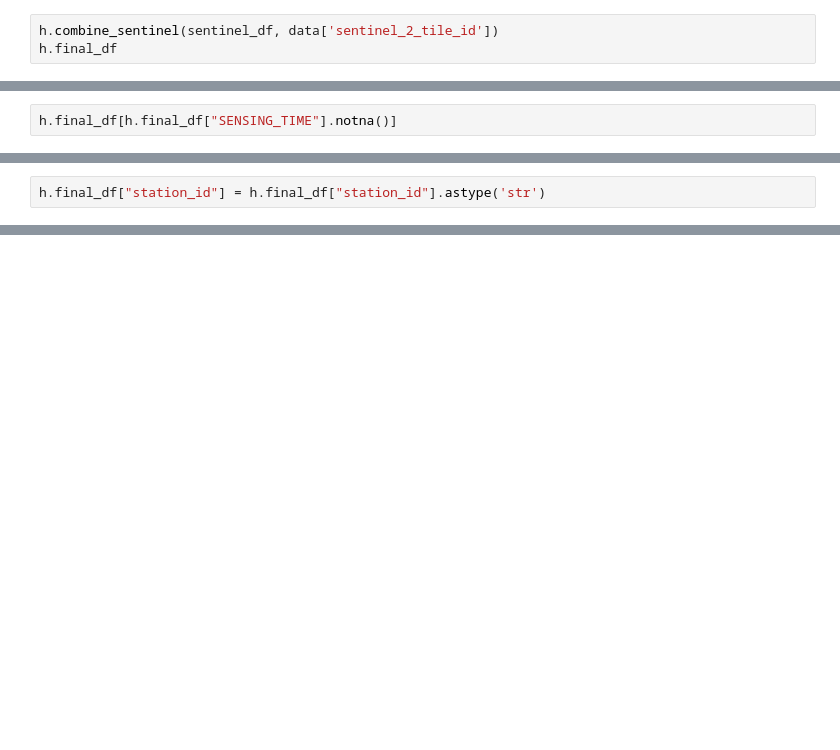
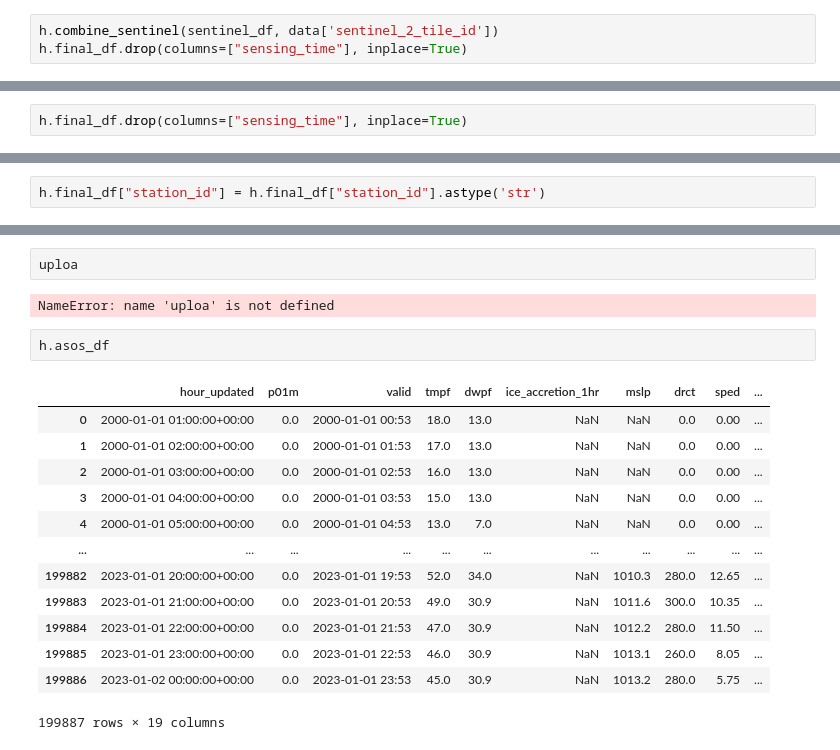
Before and after one commit to AIStream-Peelout/Water, a Jupyter notebook: notebook_etl_building/Scraping-Test-Play-Ground copy.ipynb, the cells around one changed output, grey strips where cells are left out. Saved outputs shown, nothing was run; the diff lists cells and outputs as text; blank space fills up the shorter version.

Commit message:
fixing sensing

```diff
--- a/notebook_etl_building/Scraping-Test-Play-Ground copy.ipynb
+++ b/notebook_etl_building/Scraping-Test-Play-Ground copy.ipynb
@@ -73,4 +97,4 @@ import pandas as pd
 sentinel_df = pd.read_csv("/Users/gisaac/Downloads/sent_data.csv")
 # %%
 h.combine_sentinel(sentinel_df, data['sentinel_2_tile_id'])
-h.final_df
+h.final_df.drop(columns=["sensing_time"], inplace=True)
@@ -91,3 +101,3 @@ h.final_df
 # %%
-h.final_df[h.final_df["SENSING_TIME"].notna()]
+h.final_df.drop(columns=["sensing_time"], inplace=True)
 # %% [output]
@@ -217,0 +174,20 @@ dtype: object
+# %%
+uploa
+# %% [output]
+NameError: name 'uploa' is not defined
+# %%
+h.asos_df
+# %% [output]
+|  | hour_updated | p01m | valid | tmpf | dwpf | ice_accretion_1hr | mslp | drct | sped | ... |
+| 0 | 2000-01-01 01:00:00+00:00 | 0.0 | 2000-01-01 00:53 | 18.0 | 13.0 | NaN | NaN | 0.0 | 0.00 | ... |
+| 1 | 2000-01-01 02:00:00+00:00 | 0.0 | 2000-01-01 01:53 | 17.0 | 13.0 | NaN | NaN | 0.0 | 0.00 | ... |
+| 2 | 2000-01-01 03:00:00+00:00 | 0.0 | 2000-01-01 02:53 | 16.0 | 13.0 | NaN | NaN | 0.0 | 0.00 | ... |
+| 3 | 2000-01-01 04:00:00+00:00 | 0.0 | 2000-01-01 03:53 | 15.0 | 13.0 | NaN | NaN | 0.0 | 0.00 | ... |
+| 4 | 2000-01-01 05:00:00+00:00 | 0.0 | 2000-01-01 04:53 | 13.0 | 7.0 | NaN | NaN | 0.0 | 0.00 | ... |
+| ... | ... | ... | ... | ... | ... | ... | ... | ... | ... | ... |
+| 199882 | 2023-01-01 20:00:00+00:00 | 0.0 | 2023-01-01 19:53 | 52.0 | 34.0 | NaN | 1010.3 | 280.0 | 12.65 | ... |
+| 199883 | 2023-01-01 21:00:00+00:00 | 0.0 | 2023-01-01 20:53 | 49.0 | 30.9 | NaN | 1011.6 | 300.0 | 10.35 | ... |
+| 199884 | 2023-01-01 22:00:00+00:00 | 0.0 | 2023-01-01 21:53 | 47.0 | 30.9 | NaN | 1012.2 | 280.0 | 11.50 | ... |
+| 199885 | 2023-01-01 23:00:00+00:00 | 0.0 | 2023-01-01 22:53 | 46.0 | 30.9 | NaN | 1013.1 | 260.0 | 8.05 | ... |
+| 199886 | 2023-01-02 00:00:00+00:00 | 0.0 | 2023-01-01 23:53 | 45.0 | 30.9 | NaN | 1013.2 | 280.0 | 5.75 | ... |
+199887 rows × 19 columns
```
Also changed, not shown: parts of 20 cells of this notebook, 5 other files.
